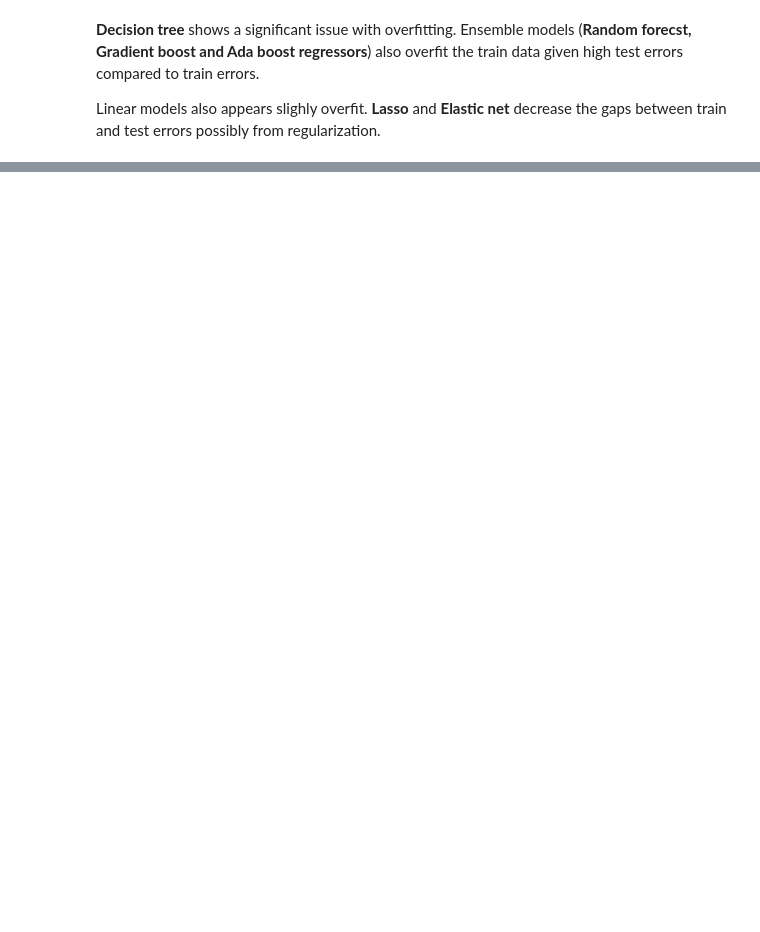
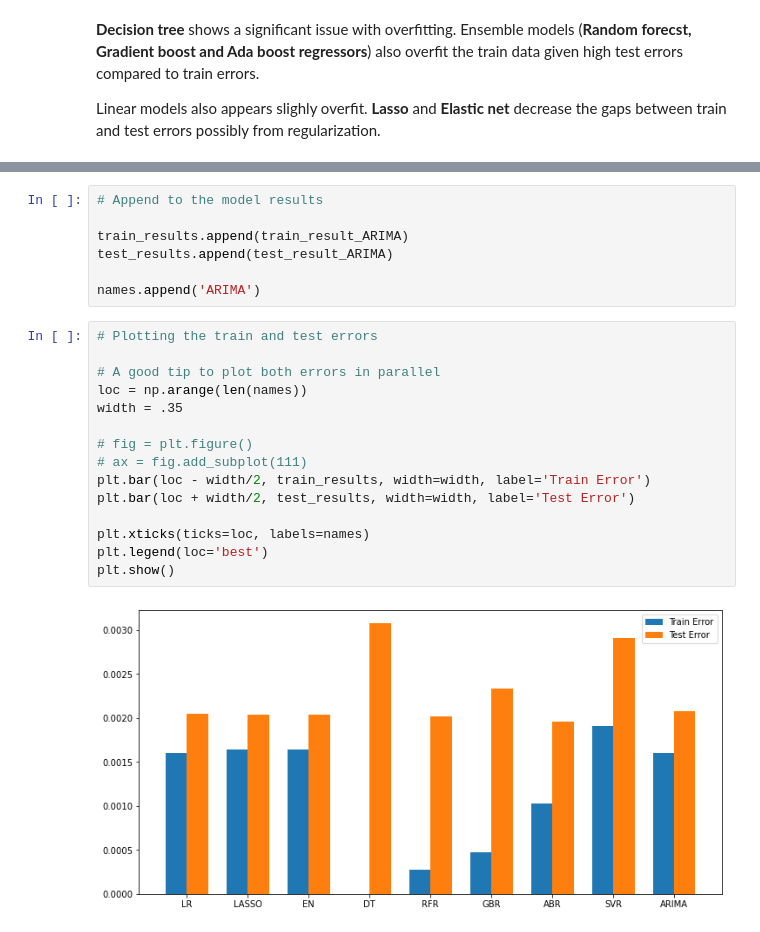
Before and after one commit to jasonsuk/stock-regression-modeling, a Jupyter notebook: proj1_predict_price.ipynb, the cells around one changed output, grey strips where cells are left out. Saved outputs shown, nothing was run; the diff lists cells and outputs as text; blank space fills up the shorter version.

```diff
--- a/proj1_predict_price.ipynb
+++ b/proj1_predict_price.ipynb
@@ -289,0 +388,24 @@ Linear models also appears slighly overfit. **Lasso** and **Elastic net** decrea
+# %%
+# Append to the model results
+
+train_results.append(train_result_ARIMA)
+test_results.append(test_result_ARIMA)
+
+names.append('ARIMA')
+# %%
+# Plotting the train and test errors
+
+# A good tip to plot both errors in parallel
+loc = np.arange(len(names))
+width = .35
+
+# fig = plt.figure()
+# ax = fig.add_subplot(111)
+plt.bar(loc - width/2, train_results, width=width, label='Train Error')
+plt.bar(loc + width/2, test_results, width=width, label='Test Error')
+
+plt.xticks(ticks=loc, labels=names)
+plt.legend(loc='best')
+plt.show()
+# %% [output]
+[figure, added]
```
Also changed, not shown: parts of 16 cells of this notebook, 2 other files.
